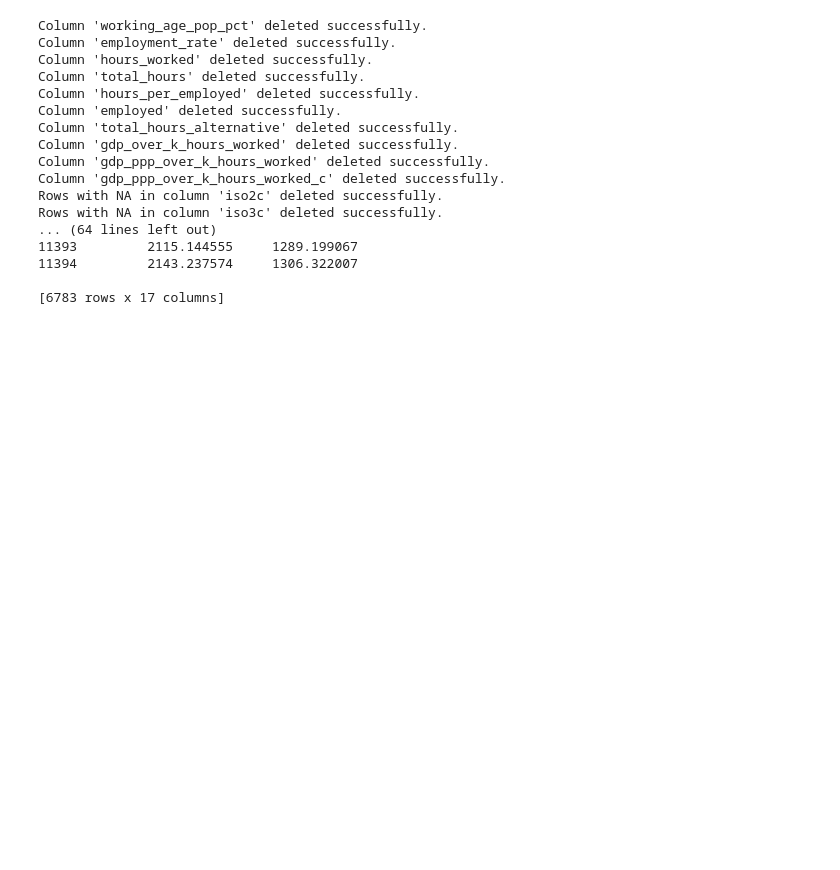
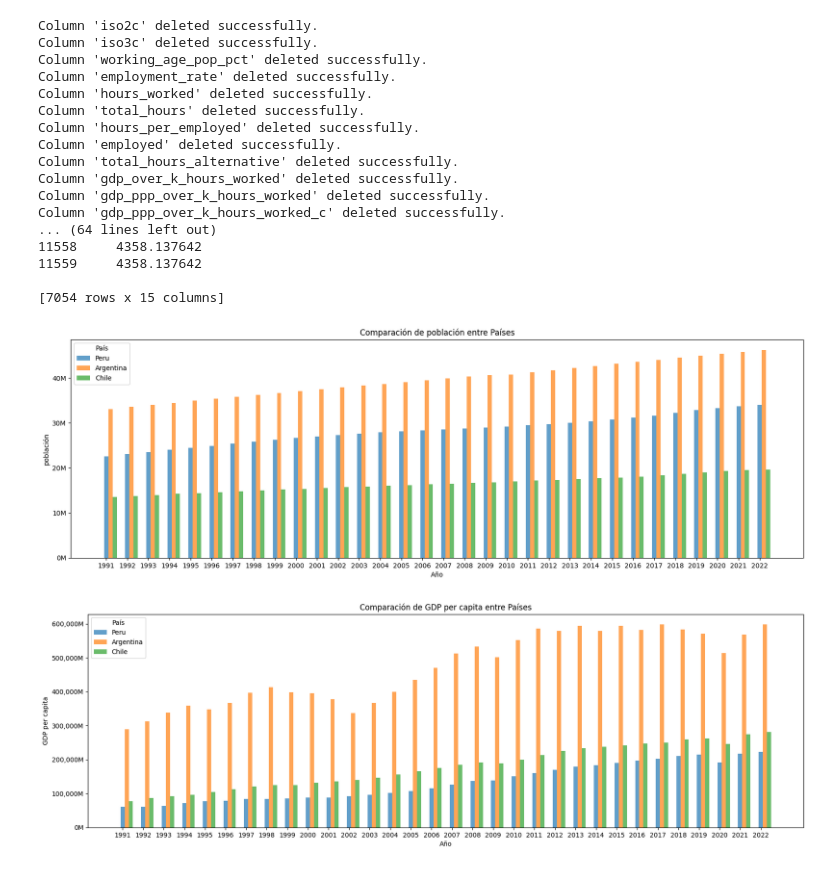
Before and after one commit to Tatoloops/PublicRepository, a Jupyter notebook: Python/Taller3.ipynb, the cells around one changed output. Saved outputs shown, nothing was run; the diff lists cells and outputs as text; code cells hidden in the pictures; blank space fills up the shorter version.

```diff
--- a/Python/Taller3.ipynb
+++ b/Python/Taller3.ipynb
@@ -36,7 +36,8 @@ def delete_rows_with_na(dataframe, column_name):
     return dataframe
 
 
-# Delete column 'B'
+dataFrame = delete_column(dataFrame, 'iso2c')
+dataFrame = delete_column(dataFrame, 'iso3c')
 dataFrame = delete_column(dataFrame, 'working_age_pop_pct')
 dataFrame = delete_column(dataFrame, 'employment_rate')
 dataFrame = delete_column(dataFrame, 'hours_worked')
@@ -48,8 +49,6 @@ dataFrame = delete_column(dataFrame, 'gdp_over_k_hours_worked')
 dataFrame = delete_column(dataFrame, 'gdp_ppp_over_k_hours_worked')
 dataFrame = delete_column(dataFrame, 'gdp_ppp_over_k_hours_worked_c')
 
-dataFrame = delete_rows_with_na(dataFrame, 'iso2c')
-dataFrame = delete_rows_with_na(dataFrame, 'iso3c')
 dataFrame = delete_rows_with_na(dataFrame, 'pop')
 dataFrame = delete_rows_with_na(dataFrame, 'labor_force')
 dataFrame = delete_rows_with_na(dataFrame, 'gdp_ppp_c')
@@ -68,6 +67,8 @@ dataFrame = delete_rows_with_na(dataFrame, 'gdp_over_pop_c')
 print("\nDataFrame después de eliminar filas y columnas incompletas:")
 print(dataFrame)
 # %% [output]
+Column 'iso2c' deleted successfully.
+Column 'iso3c' deleted successfully.
 Column 'working_age_pop_pct' deleted successfully.
 Column 'employment_rate' deleted successfully.
 Column 'hours_worked' deleted successfully.
@@ -78,10 +79,8 @@ Column 'total_hours_alternative' deleted successfully.
 Column 'gdp_over_k_hours_worked' deleted successfully.
 Column 'gdp_ppp_over_k_hours_worked' deleted successfully.
 Column 'gdp_ppp_over_k_hours_worked_c' deleted successfully.
-Rows with NA in column 'iso2c' deleted successfully.
-Rows with NA in column 'iso3c' deleted successfully.
 ... (64 lines left out)
-11393         2115.144555     1289.199067
-11394         2143.237574     1306.322007
+11558     4358.137642
+11559     4358.137642
 
-[6783 rows x 17 columns]
+[7054 rows x 15 columns]
@@ -87,0 +89,57 @@ Rows with NA in column 'iso3c' deleted successfully.
+# %%
+import matplotlib.pyplot as plt
+import matplotlib.ticker as ticker
+import numpy as np
+
+def plot_population_comparison(data, year_start, year_end, country_list, column_to_compare):
+    """
+    Crea un gráfico de barras para comparar un ítem específico entre diferentes países
+    en un rango de años.
+
+    Parameters:
+    - data: pandas DataFrame con las columnas 'year', 'country' y la columna a comparar
+    - year_start: año de inicio en el eje X
+    - year_end: año de fin en el eje X
+    - country_list: lista de países a comparar
+    - column_to_compare: columna a comparar ('population', 'gdp', etc.)
+    """
+
+    if column_to_compare == "pop":
+      columnName="población"
+    elif column_to_compare == "gdp_c":
+      columnName="GDP per capita"
+
+    # Filtrar el DataFrame según el rango de años y la lista de países
+    filtered_data = data[(data['year'] >= year_start) & (data['year'] <= year_end) & (data['country'].isin(country_list))]
+
+    # Crear el gráfico de barras
+    fig, ax = plt.subplots(figsize=(20, 6))
+
+    # Barra para cada país en cada año
+    for i, country in enumerate(country_list):
+        subset_data = filtered_data[filtered_data['country'] == country]
+        ax.bar(subset_data['year'] + 0.2 * i, subset_data[column_to_compare], width=0.2, label=country, alpha=0.7)
+
+    # Configurar etiquetas en el eje X
+    ax.set_xticks(np.arange(year_start, year_end + 1))
+    ax.set_xticklabels(np.arange(year_start, year_end + 1))
+
+    # Configurar etiquetas y leyenda
+    ax.set_xlabel('Año')
+    ax.set_ylabel(f'{columnName}')
+    ax.set_title(f'Comparación de {columnName} entre Países')
+    ax.legend(title='País')
+
+    # Formatear el eje Y para mostrar valores en millones
+    ax.yaxis.set_major_formatter(ticker.FuncFormatter(lambda x, _: f'{int(x / 1e6):,}M'))
+
+    # Mostrar el gráfico
+    plt.show()
+
+# Ejemplo de uso
+# Supongamos que 'data' es tu DataFrame con las columnas necesarias
+plot_population_comparison(dataFrame, 1991, 2022, ['Peru', 'Argentina','Chile'], 'pop')
+plot_population_comparison(dataFrame, 1991, 2022, ['Peru', 'Argentina','Chile'], 'gdp_c')
+# %% [output]
+[figure, added]
+[figure, added]
```
Also changed, not shown: parts of 2 cells of this notebook.
